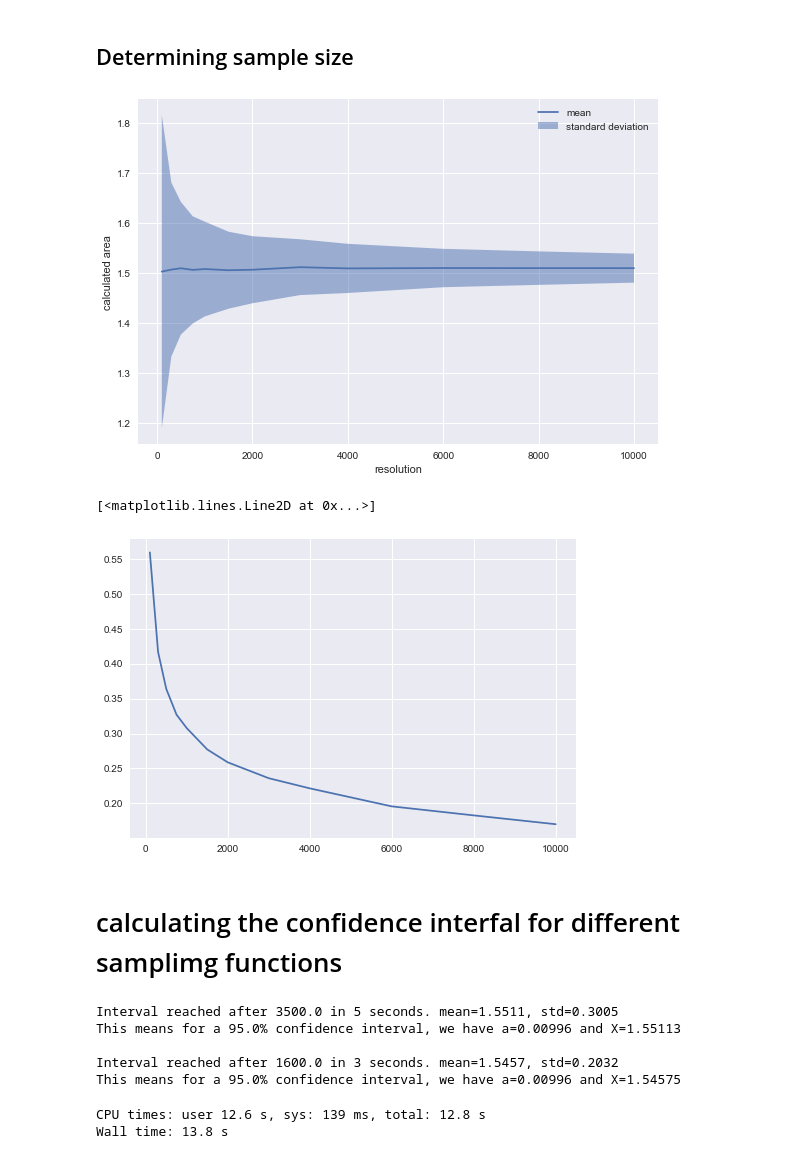
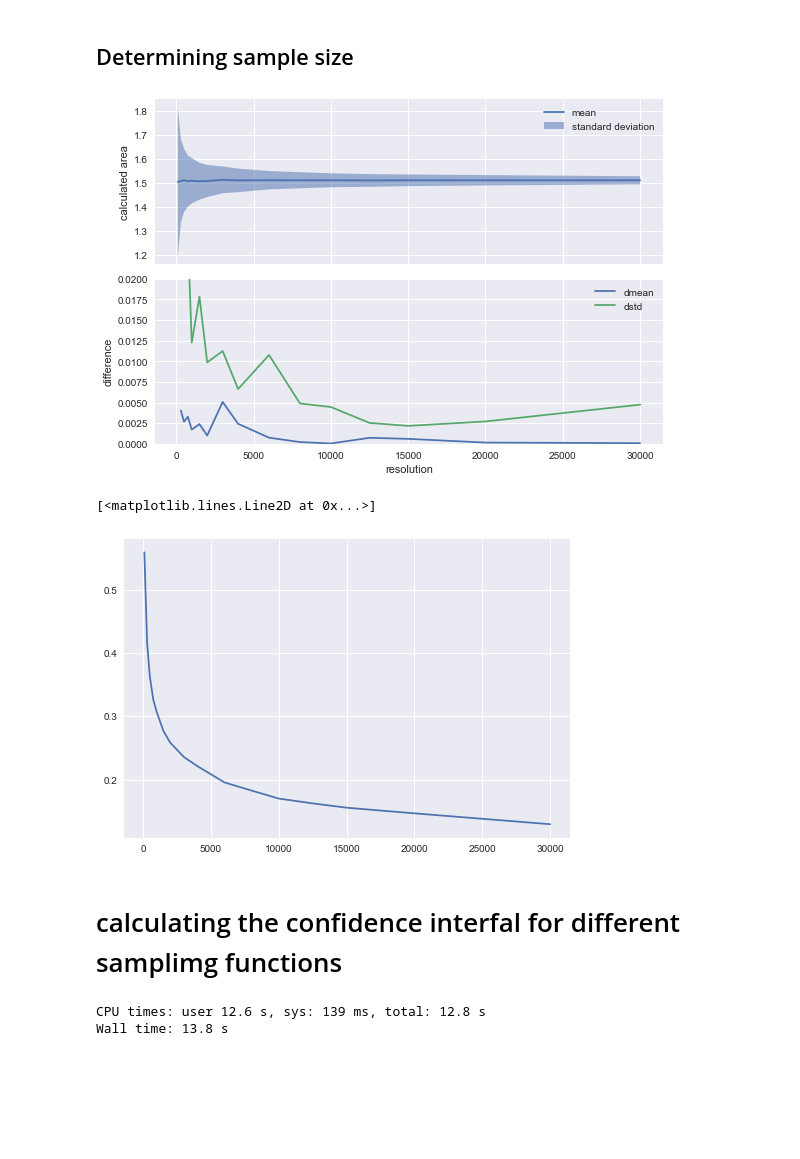
Before and after one commit to MbBrainz/StochasticSimulation-group19, a Jupyter notebook: Assignment1/RandomSampling.ipynb, the cells around one changed output. Drawn from its saved outputs; the diff is of its cells as text; code cells hidden in the pictures; blank space fills up the shorter version.

```diff
--- a/Assignment1/RandomSampling.ipynb
+++ b/Assignment1/RandomSampling.ipynb
@@ -130,35 +152,53 @@ if save_files:
 # %%
 
 import pandas as pd
 
 df = pd.read_csv("./simulation_data/random_points_computation_ss=1000_th=1500")
 
-n_points_list = df["n_points"]
-average_list = df["mean"]
-std_list = df["std"]
+n_points_list = df["n_points"].to_list()
+mean_list = df["mean"].tolist()
+std_list = df["std"].to_list()
 time_list = df["computation_time"]
 
+Ais_Ajs = []
+Ais_std = []
+Ais_xax = []
+for i in range(len(mean_list)-1):
+    diffstd = np.abs(std_list[i+1] - std_list[i])
+    diffmean= np.abs(mean_list[i+1] - mean_list[i])
+    diffx = (n_points_list[i+1] - n_points_list[i])
 
-fig, ax = plt.subplots()
+    Ais_Ajs.append(diffmean)
+    Ais_std.append(diffstd)
+    Ais_xax.append(diffx)
 
-ax.plot(n_points_list, average_list, label="mean")
-ax.fill_between(n_points_list,
-                average_list+std_list,
-                average_list-np.array(std_list), label="standard deviation",
-                alpha=0.5)
-ax.legend()
-ax.set(
-    xlabel="resolution",
+fig, ax = plt.subplots(2, 1, sharex=True)
+
+ax[0].plot(n_points_list, mean_list, label="mean")
+ax[0].fill_between(n_points_list,
+                   mean_list+np.array(std_list),
+                   mean_list-np.array(std_list), label="standard deviation",
+                   alpha=0.5
+                )
+ax[0].legend()
+ax[0].set(
     ylabel="calculated area",
     )
+ax[1].plot(n_points_list[1:], Ais_Ajs, label="dmean")
+ax[1].plot(n_points_list[1:], Ais_std, label="dstd")
+ax[1].set(ylabel="difference",
+            xlabel="resolution",
+            ylim=(0.0, 0.02)
+          )
+ax[1].legend()
 plt.tight_layout()
 # %% [output]
-[figure, old version]
+[figure, new version]
 # %%
 plt.plot(n_points_list, np.sqrt(std_list))
 # %% [output]
 [<matplotlib.lines.Line2D at 0x...>]
-[figure, old version]
+[figure, new version]
 # %% [markdown]
 # calculating the confidence interfal for different samplimg functions
 # %%
@@ -166,10 +206,10 @@ from sampling_functions import generate_pureRandomSample, generate_latinHyperCub
 test_functions = [generate_pureRandomSample,generate_latinHyperCube]
 # not working functions: generate_Orthogonal, generate_Orthogonal_inPlace
 
-samplestep = 100
-max_a = 0.01
-threshold = 100
-n_points = 100
+samplestep = 500
+max_a = 0.001
+threshold = 1500
+n_points = 15000
 results =[]
 
 np.random.seed(SEED) # type: ignore
@@ -182,9 +222,3 @@ for test_function in test_functions:
                                     )
     results.append(result)
     result.explain()
-# %% [output]
-Interval reached after 3500.0 in 5 seconds. mean=1.5511, std=0.3005
-This means for a 95.0% confidence interval, we have a=0.00996 and X=1.55113
-
-Interval reached after 1600.0 in 3 seconds. mean=1.5457, std=0.2032
-This means for a 95.0% confidence interval, we have a=0.00996 and X=1.54575
```
Also changed, not shown: parts of 9 cells of this notebook, 3 other files.
